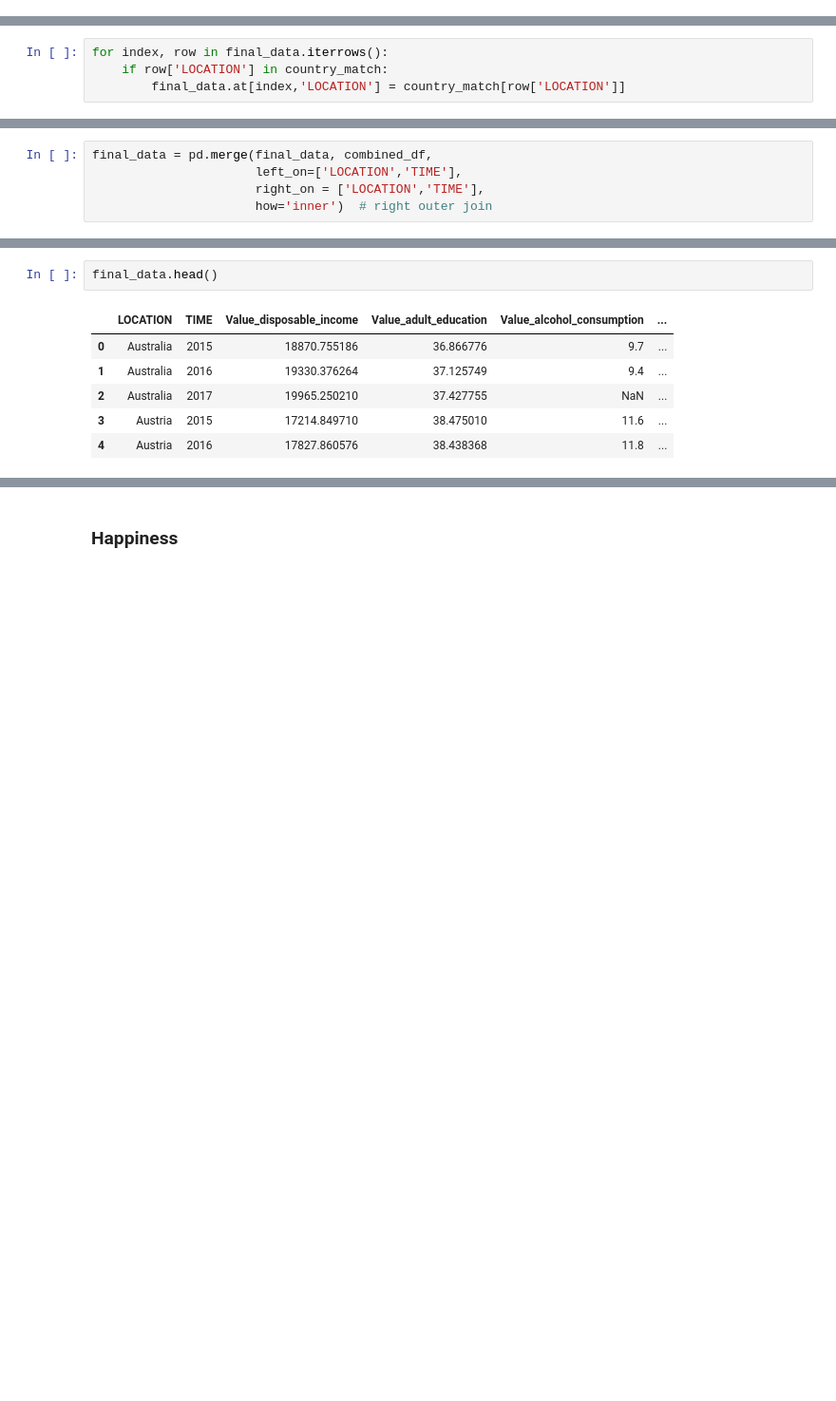
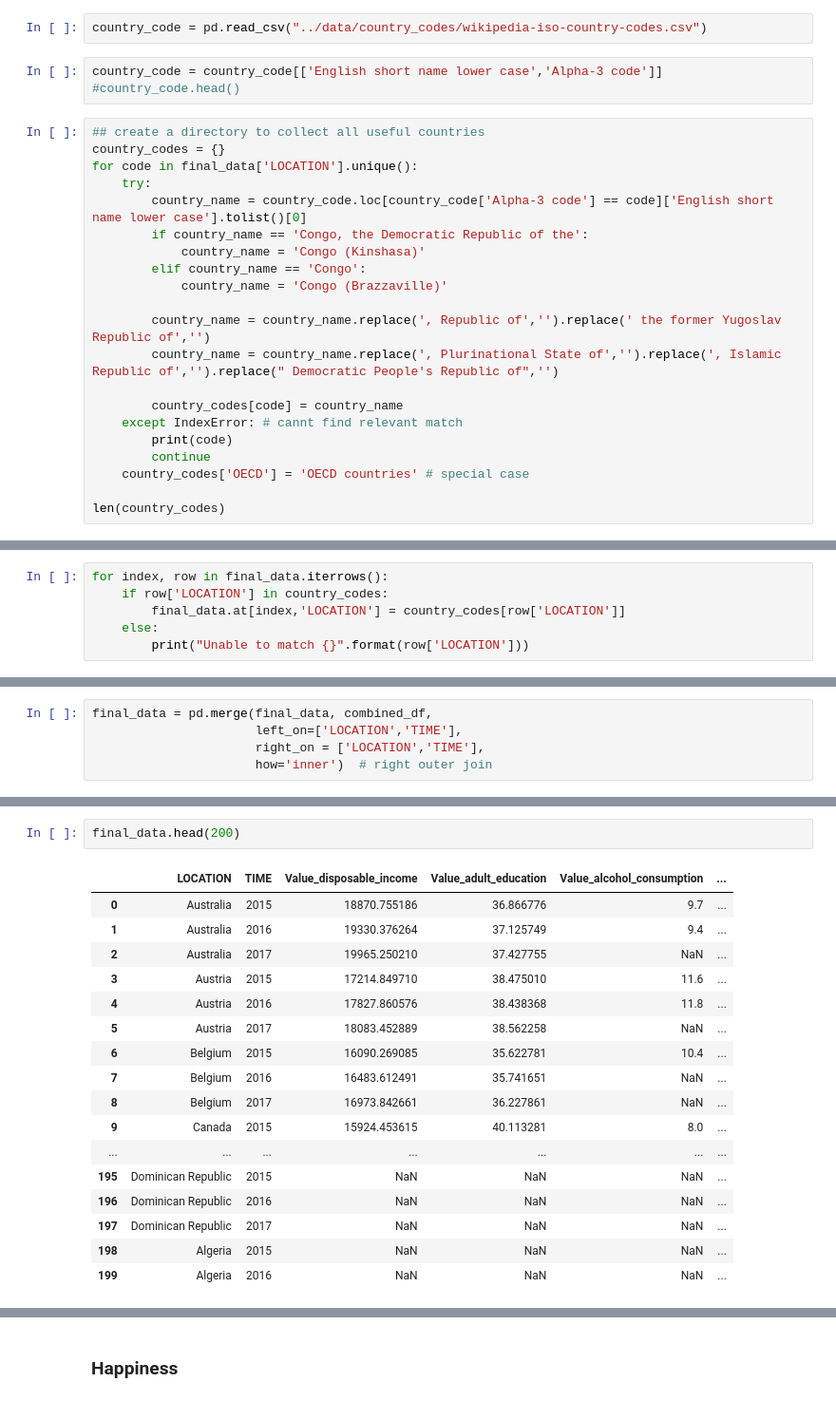
Before and after one commit to YiranJing/Health_and_Happiness_Study, a Jupyter notebook: notebook/Stage_1_Data_Process.ipynb, the cells around one changed output, grey strips where cells are left out. Shown at 95% size. Saved outputs shown, nothing was run; the diff lists cells and outputs as text; blank space fills up the shorter version.

```diff
--- a/notebook/Stage_1_Data_Process.ipynb
+++ b/notebook/Stage_1_Data_Process.ipynb
@@ -357,0 +316,26 @@ country_match = {
+# %%
+country_code = pd.read_csv("../data/country_codes/wikipedia-iso-country-codes.csv")
+# %%
+country_code = country_code[['English short name lower case','Alpha-3 code']]
+#country_code.head()
+# %%
+## create a directory to collect all useful countries
+country_codes = {}
+for code in final_data['LOCATION'].unique():
+    try:
+        country_name = country_code.loc[country_code['Alpha-3 code'] == code]['English short name lower case'].tolist()[0]
+        if country_name == 'Congo, the Democratic Republic of the':
+            country_name = 'Congo (Kinshasa)'
+        elif country_name == 'Congo':
+            country_name = 'Congo (Brazzaville)'
+
+        country_name = country_name.replace(', Republic of','').replace(' the former Yugoslav Republic of','')
+        country_name = country_name.replace(', Plurinational State of','').replace(', Islamic Republic of','').replace(" Democratic People's Republic of",'')
+
+        country_codes[code] = country_name
+    except IndexError: # cannt find relevant match
+        print(code)
+        continue
+    country_codes['OECD'] = 'OECD countries' # special case
+
+len(country_codes)
@@ -358,4 +355,6 @@ country_match = {
 # %%
 for index, row in final_data.iterrows():
-    if row['LOCATION'] in country_match:
-        final_data.at[index,'LOCATION'] = country_match[row['LOCATION']]
+    if row['LOCATION'] in country_codes:
+        final_data.at[index,'LOCATION'] = country_codes[row['LOCATION']]
+    else:
+        print("Unable to match {}".format(row['LOCATION']))
@@ -367,9 +388,20 @@ final_data = pd.merge(final_data, combined_df,
 # %%
-final_data.head()
+final_data.head(200)
 # %% [output]
 |  | LOCATION | TIME | Value_disposable_income | Value_adult_education | Value_alcohol_consumption | ... |
 | 0 | Australia | 2015 | 18870.755186 | 36.866776 | 9.7 | ... |
 | 1 | Australia | 2016 | 19330.376264 | 37.125749 | 9.4 | ... |
 | 2 | Australia | 2017 | 19965.250210 | 37.427755 | NaN | ... |
 | 3 | Austria | 2015 | 17214.849710 | 38.475010 | 11.6 | ... |
 | 4 | Austria | 2016 | 17827.860576 | 38.438368 | 11.8 | ... |
+| 5 | Austria | 2017 | 18083.452889 | 38.562258 | NaN | ... |
+| 6 | Belgium | 2015 | 16090.269085 | 35.622781 | 10.4 | ... |
+| 7 | Belgium | 2016 | 16483.612491 | 35.741651 | NaN | ... |
+| 8 | Belgium | 2017 | 16973.842661 | 36.227861 | NaN | ... |
+| 9 | Canada | 2015 | 15924.453615 | 40.113281 | 8.0 | ... |
+| ... | ... | ... | ... | ... | ... | ... |
+| 195 | Dominican Republic | 2015 | NaN | NaN | NaN | ... |
+| 196 | Dominican Republic | 2016 | NaN | NaN | NaN | ... |
+| 197 | Dominican Republic | 2017 | NaN | NaN | NaN | ... |
+| 198 | Algeria | 2015 | NaN | NaN | NaN | ... |
+| 199 | Algeria | 2016 | NaN | NaN | NaN | ... |
```
Also changed, not shown: parts of 39 cells of this notebook.
